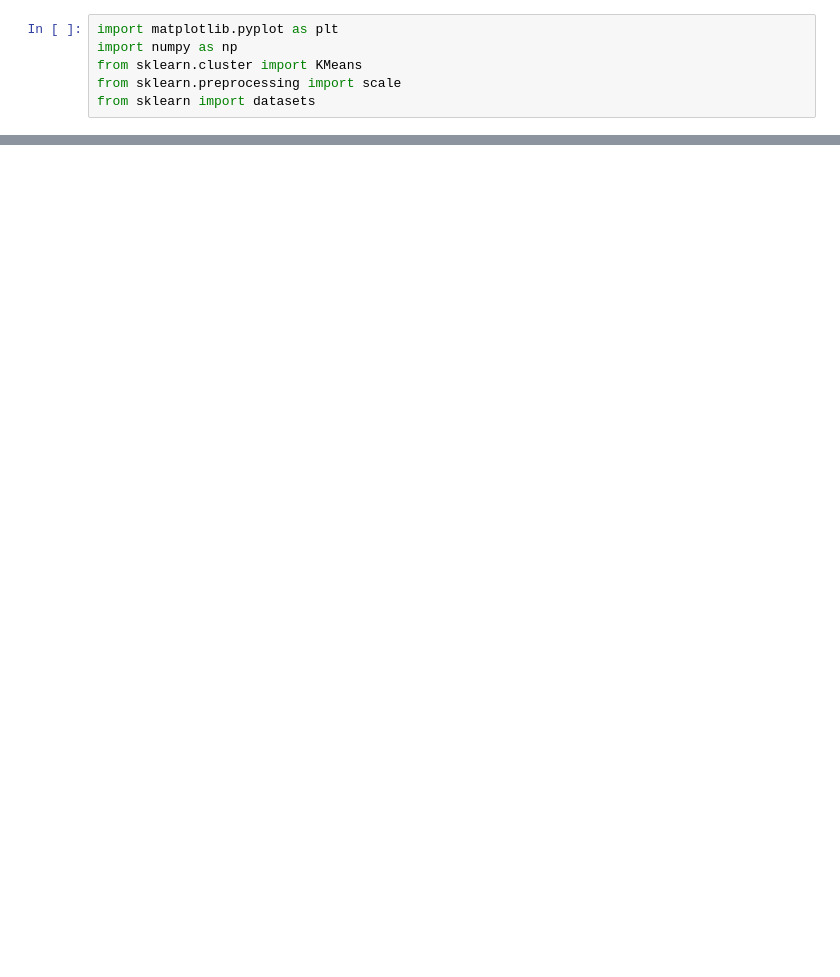
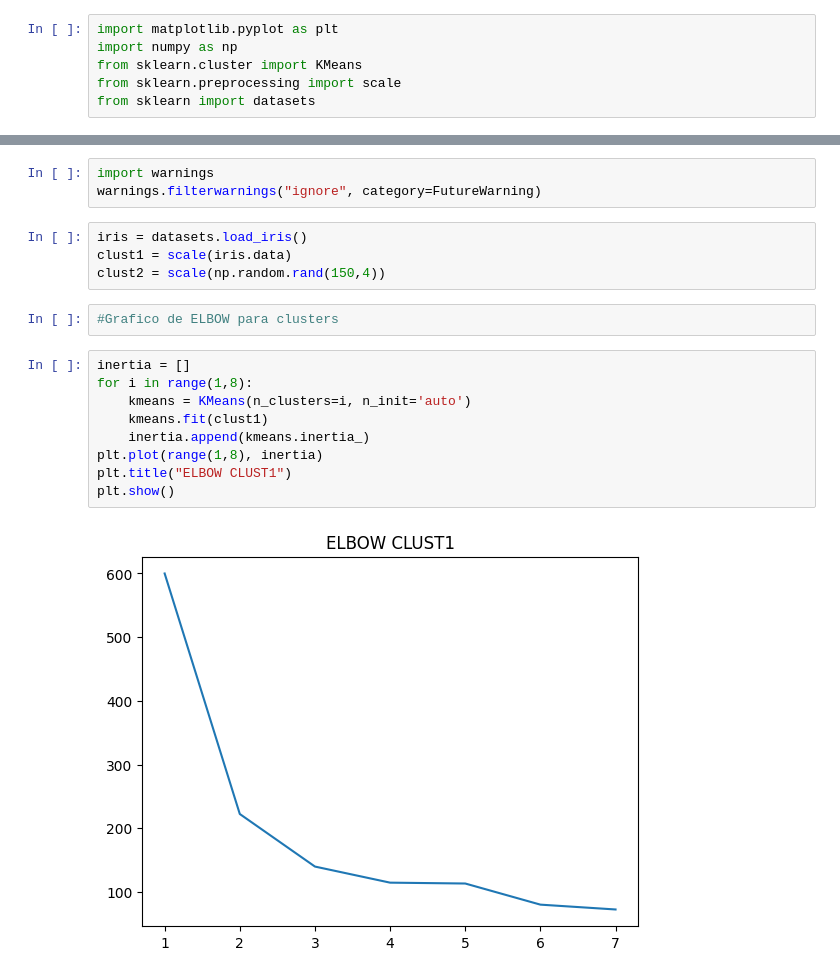
Before and after one commit to Viero19G/curso_ia, a Jupyter notebook: tecnicas_avancadas_de_clusters/cluster.ipynb, the cells around one changed output, grey strips where cells are left out. Drawn from its saved outputs; the diff is of its cells as text; blank space fills up the shorter version.

```diff
--- a/tecnicas_avancadas_de_clusters/cluster.ipynb
+++ b/tecnicas_avancadas_de_clusters/cluster.ipynb
@@ -12,0 +11,20 @@ ImportError: Numba needs NumPy 2.0 or less. Got NumPy 2.1.
+# %%
+import warnings
+warnings.filterwarnings("ignore", category=FutureWarning)
+# %%
+iris = datasets.load_iris()
+clust1 = scale(iris.data)
+clust2 = scale(np.random.rand(150,4))
+# %%
+#Grafico de ELBOW para clusters
+# %%
+inertia = []
+for i in range(1,8):
+    kmeans = KMeans(n_clusters=i, n_init='auto')
+    kmeans.fit(clust1)
+    inertia.append(kmeans.inertia_)
+plt.plot(range(1,8), inertia)
+plt.title("ELBOW CLUST1")
+plt.show()
+# %% [output]
+[figure, added]
```
Also changed, not shown: parts of 10 cells of this notebook.
